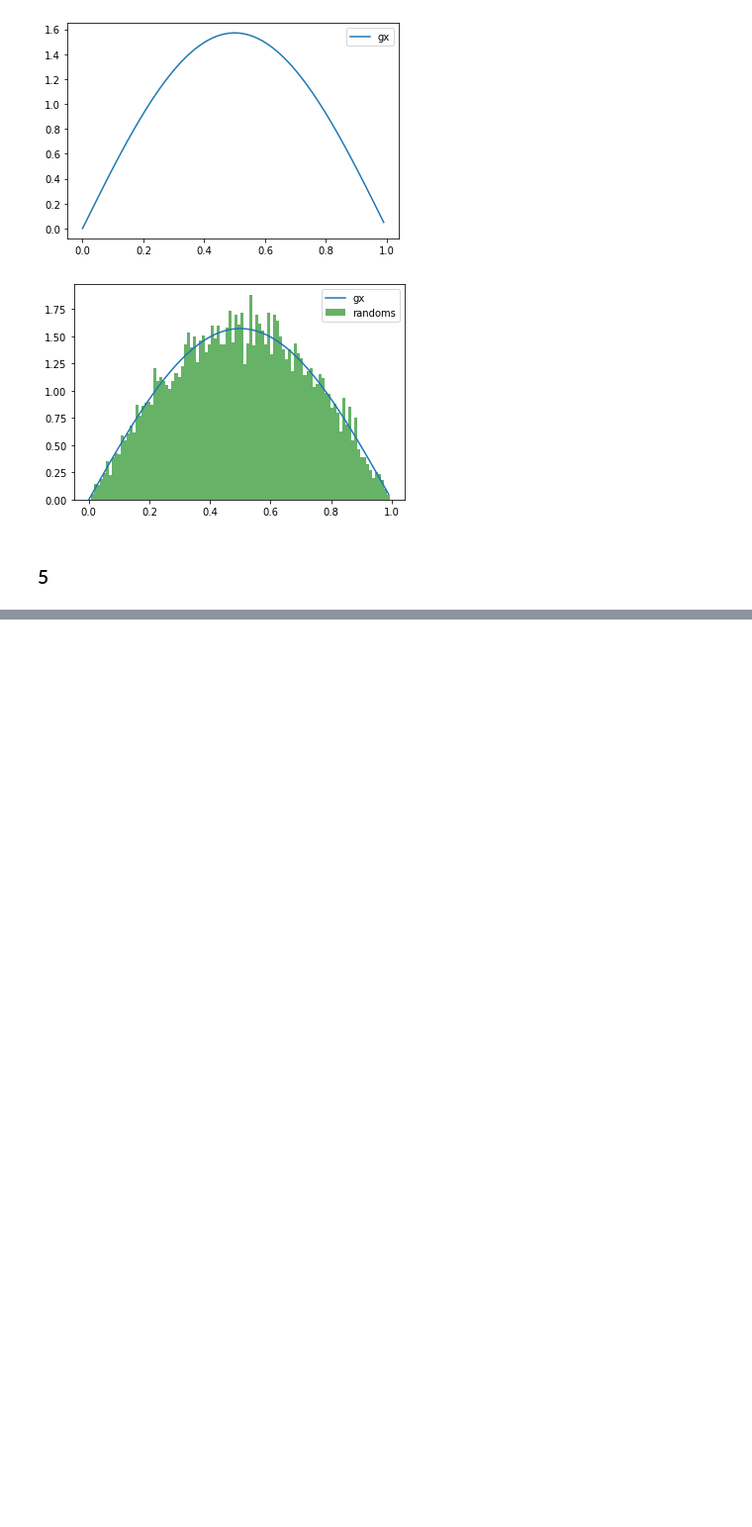
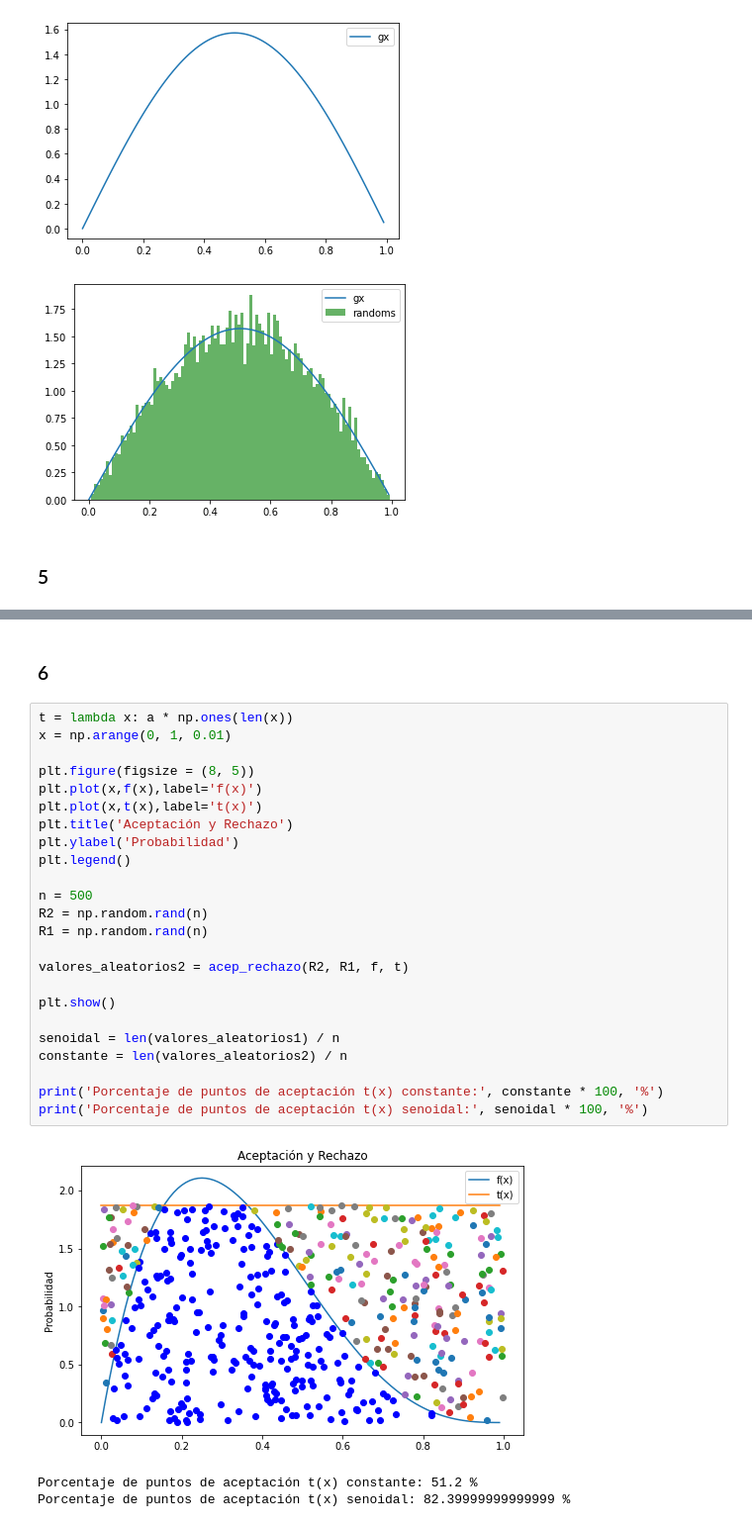
Before and after one commit to sofiahzt/ProyectoConjunto_SHernanddez_GGutierrez, a Jupyter notebook: ProyectoConjunto_SHernandez_GGutierrez.ipynb, the cells around one changed output, grey strips where cells are left out. Shown at 99% size. Saved outputs shown, nothing was run; the diff lists cells and outputs as text; blank space fills up the shorter version.

```diff
--- a/ProyectoConjunto_SHernandez_GGutierrez.ipynb
+++ b/ProyectoConjunto_SHernandez_GGutierrez.ipynb
@@ -349,0 +361,30 @@ plt.show()
+# %% [markdown]
+### 6
+# %%
+t = lambda x: a * np.ones(len(x))
+x = np.arange(0, 1, 0.01)
+
+plt.figure(figsize = (8, 5))
+plt.plot(x,f(x),label='f(x)')
+plt.plot(x,t(x),label='t(x)')
+plt.title('Aceptación y Rechazo')
+plt.ylabel('Probabilidad')
+plt.legend()
+
+n = 500
+R2 = np.random.rand(n)
+R1 = np.random.rand(n)
+
+valores_aleatorios2 = acep_rechazo(R2, R1, f, t)
+
+plt.show()
+
+senoidal = len(valores_aleatorios1) / n
+constante = len(valores_aleatorios2) / n
+
+print('Porcentaje de puntos de aceptación t(x) constante:', constante * 100, '%')
+print('Porcentaje de puntos de aceptación t(x) senoidal:', senoidal * 100, '%')
+# %% [output]
+[figure, added]
+Porcentaje de puntos de aceptación t(x) constante: 51.2 %
+Porcentaje de puntos de aceptación t(x) senoidal: 82.39999999999999 %
```
Also changed, not shown: parts of 3 cells of this notebook.
